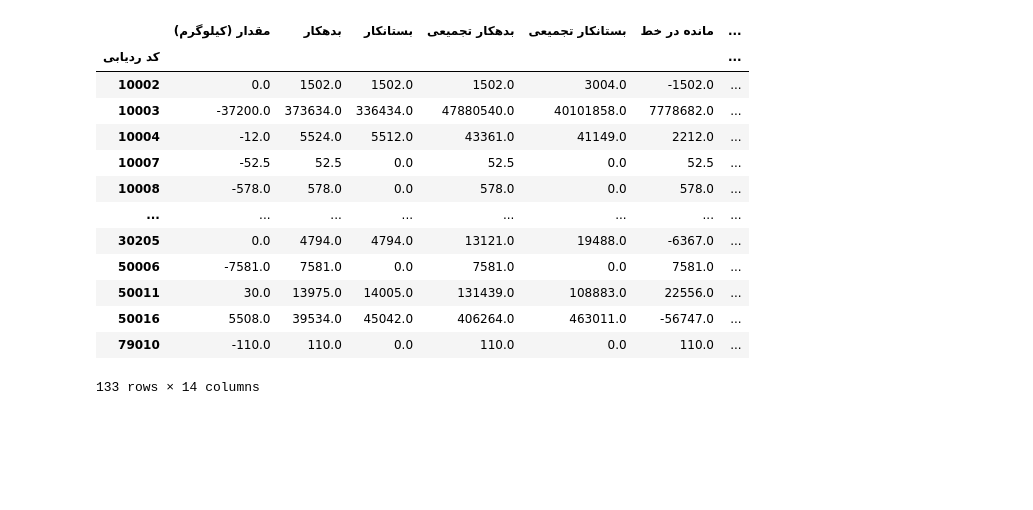
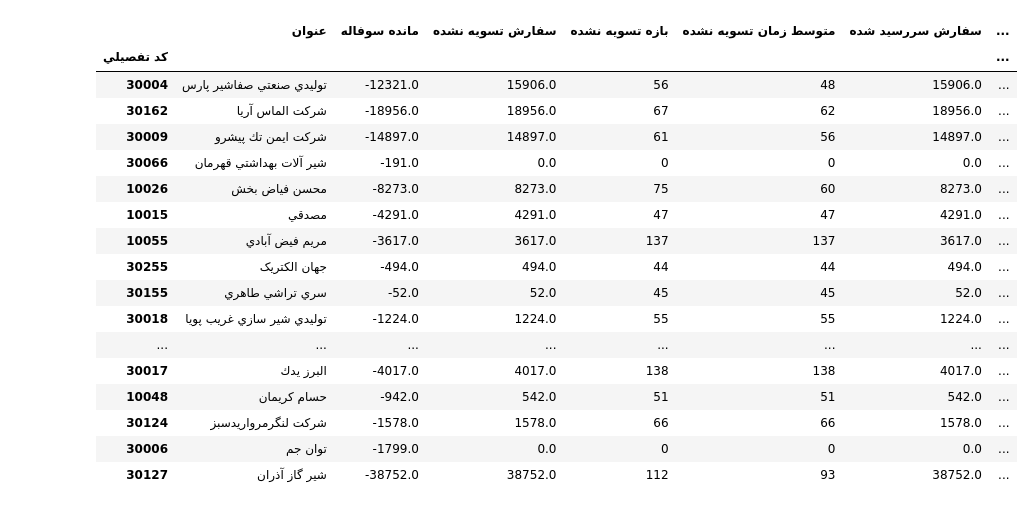
Before and after one commit to SahandSM/Chips_Report, a Jupyter notebook: main.ipynb, the cells around one changed output. Drawn from its saved outputs; the diff is of its cells as text; code cells hidden in the pictures; blank space fills up the shorter version.

Commit message:
inital report finaliazed

```diff
--- a/main.ipynb
+++ b/main.ipynb
@@ -86,2 +57,4 @@ collective[collective['کد ردیابی']==10003].iloc[:,[0,1,8,11,12,13,14,15,
+# %%
+collective['سررسید شده × روز از ارسال'] = collective['سفارش سررسید شده'] * collective['روز از ارسال سفارش تسویه نشده']
 # %%
 columns = pd.Series(collective.columns)
@@ -108,18 +62,43 @@ dtype: object
-# %%
-group_by_cust = collective.groupby('کد ردیابی',group_keys=False)
-group_by_cust.sum(numeric_only=True)
-# %% [output]
-|  | مقدار (کیلوگرم) | بدهکار | بستانکار | بدهکار تجمیعی | بستانکار تجمیعی | مانده در خط | ... |
-| کد ردیابی |  |  |  |  |  |  | ... |
-| 10002 | 0.0 | 1502.0 | 1502.0 | 1502.0 | 3004.0 | -1502.0 | ... |
-| 10003 | -37200.0 | 373634.0 | 336434.0 | 47880540.0 | 40101858.0 | 7778682.0 | ... |
-| 10004 | -12.0 | 5524.0 | 5512.0 | 43361.0 | 41149.0 | 2212.0 | ... |
-| 10007 | -52.5 | 52.5 | 0.0 | 52.5 | 0.0 | 52.5 | ... |
-| 10008 | -578.0 | 578.0 | 0.0 | 578.0 | 0.0 | 578.0 | ... |
-| ... | ... | ... | ... | ... | ... | ... | ... |
-| 30205 | 0.0 | 4794.0 | 4794.0 | 13121.0 | 19488.0 | -6367.0 | ... |
-| 50006 | -7581.0 | 7581.0 | 0.0 | 7581.0 | 0.0 | 7581.0 | ... |
-| 50011 | 30.0 | 13975.0 | 14005.0 | 131439.0 | 108883.0 | 22556.0 | ... |
-| 50016 | 5508.0 | 39534.0 | 45042.0 | 406264.0 | 463011.0 | -56747.0 | ... |
-| 79010 | -110.0 | 110.0 | 0.0 | 110.0 | 0.0 | 110.0 | ... |
-133 rows × 14 columns
+# %%
+group_by_cust = collective.groupby('کد ردیابی',group_keys=False)
+group_by_cust_sum = group_by_cust.sum(numeric_only=True)
+group_by_cust_sum['متوسط زمان تسویه نشده'] = (group_by_cust_sum['تسویه نشده × روز از ارسال'] / group_by_cust_sum['سفارش تسویه نشده']).round(0).fillna(0).astype(int)
+group_by_cust_sum['متوسط زمان سررسید شده'] = (group_by_cust_sum['سررسید شده × روز از ارسال'] / group_by_cust_sum['سفارش سررسید شده']).round(0).fillna(0).astype(int)
+group_by_cust_sum['متوسط تاخیر از سررسید'] = (group_by_cust_sum['سررسید شده × تاخیر از سررسید'] / group_by_cust_sum['سفارش سررسید شده']).round(0).fillna(0).astype(int)
+# %%
+group_by_cust = collective.groupby('کد ردیابی',group_keys=False)
+
+group_by_cust_max_days = group_by_cust.agg({'روز از ارسال سفارش تسویه نشده': 'max'})
+group_by_cust_max_days = group_by_cust.agg({'روز از ارسال سفارش تسویه نشده': 'max'}).rename(columns={'روز از ارسال سفارش تسویه نشده': 'بازه تسویه نشده'})
+merg_sum_days = pd.merge(group_by_cust_sum,group_by_cust_max_days,on='کد ردیابی')
+# %%
+report = merg_sum_days.iloc[:,[8,18,15,12,16,17]]
+# %%
+Azimi_report = Azimi_report.iloc[:-1,:]
+Azimi_report = Azimi_report.loc[Azimi_report['مانده سوفاله']<0,:]
+Azimi_report.index = Azimi_report.index.astype(int)
+report_filterred_by_azimi = pd.merge(Azimi_report[['عنوان','مانده سوفاله']],report,left_index=True,right_index=True,how='left')
+report_filterred_by_azimi['مغایرت عظیمی'] = report_filterred_by_azimi['مانده سوفاله'] + report_filterred_by_azimi['سفارش تسویه نشده']
+report_filterred_by_azimi['سفارش تسویه نشده'] = report_filterred_by_azimi['سفارش تسویه نشده'].fillna(0)
+report_filterred_by_azimi['سفارش سررسید شده'] = report_filterred_by_azimi['سفارش سررسید شده'].fillna(0)
+report_filterred_by_azimi = report_filterred_by_azimi.fillna('-')
+report_filterred_by_azimi
+# %% [output]
+|  | عنوان | مانده سوفاله | سفارش تسویه نشده | بازه تسویه نشده | متوسط زمان تسویه نشده | سفارش سررسید شده | ... |
+| كد تفصيلي |  |  |  |  |  |  | ... |
+| 30004 | توليدي صنعتي صفاشير پارس | -12321.0 | 15906.0 | 56 | 48 | 15906.0 | ... |
+| 30162 | شركت الماس آريا | -18956.0 | 18956.0 | 67 | 62 | 18956.0 | ... |
+| 30009 | شركت ايمن تك پيشرو | -14897.0 | 14897.0 | 61 | 56 | 14897.0 | ... |
+| 30066 | شير آلات بهداشتي قهرمان | -191.0 | 0.0 | 0 | 0 | 0.0 | ... |
+| 10026 | محسن فياض بخش | -8273.0 | 8273.0 | 75 | 60 | 8273.0 | ... |
+| 10015 | مصدقي | -4291.0 | 4291.0 | 47 | 47 | 4291.0 | ... |
+| 10055 | مريم فيض آبادي | -3617.0 | 3617.0 | 137 | 137 | 3617.0 | ... |
+| 30255 | جهان الکتریک | -494.0 | 494.0 | 44 | 44 | 494.0 | ... |
+| 30155 | سري تراشي طاهري | -52.0 | 52.0 | 45 | 45 | 52.0 | ... |
+| 30018 | توليدي شير سازي غريب پويا | -1224.0 | 1224.0 | 55 | 55 | 1224.0 | ... |
+| ... | ... | ... | ... | ... | ... | ... | ... |
+| 30017 | البرز يدك | -4017.0 | 4017.0 | 138 | 138 | 4017.0 | ... |
+| 10048 | حسام كريمان | -942.0 | 542.0 | 51 | 51 | 542.0 | ... |
+| 30124 | شركت لنگرمرواريدسبز | -1578.0 | 1578.0 | 66 | 66 | 1578.0 | ... |
+| 30006 | توان جم | -1799.0 | 0.0 | 0 | 0 | 0.0 | ... |
+| 30127 | شير گاز آذران | -38752.0 | 38752.0 | 112 | 93 | 38752.0 | ... |
```
Also changed, not shown: parts of 14 cells of this notebook, 10 other files.
